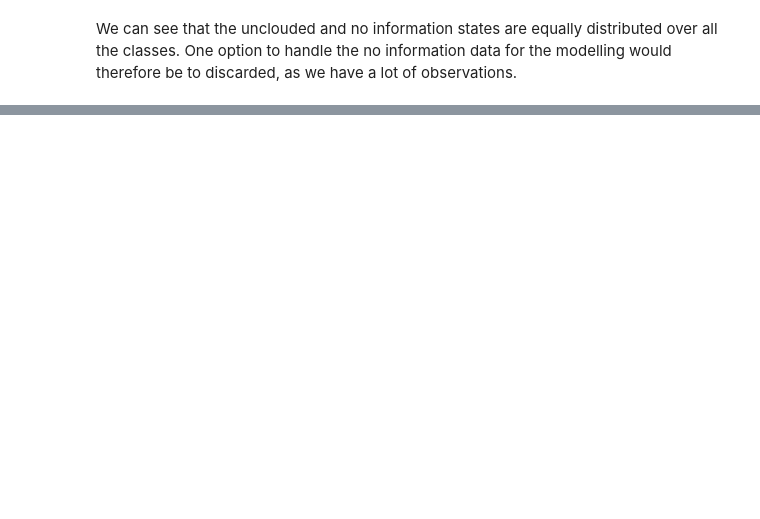
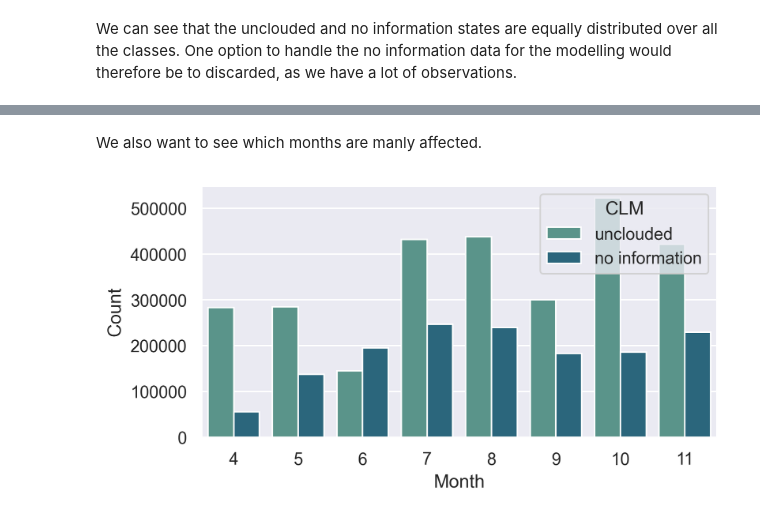
Before and after one commit to Fbehr-data/Radiant-Earth-Spot-Crop, a Jupyter notebook: notebooks/EDA_CLM.ipynb, the cells around one changed output, grey strips where cells are left out. Drawn from its saved outputs; the diff is of its cells as text; code cells hidden in the pictures; blank space fills up the shorter version.

```diff
--- a/notebooks/EDA_clould_mask.ipynb
+++ b/notebooks/EDA_CLM.ipynb
@@ -148,0 +174,10 @@ plt.legend(title='CLM', loc='upper right');
+# %% [markdown]
+We also want to see which months are manly affected.
+# %%
+# get data frame for the CLM of the month
+cloudmask_months = get_cloudmask_frame(df, 'month')
+# plot the cloud mask info for each label
+sns.barplot(x='Month', y='Count', hue='CLM', palette='crest', data=cloudmask_months)
+plt.legend(title='CLM', loc='upper right');
+# %% [output]
+[figure, added]
```
Also changed, not shown: parts of 9 cells of this notebook.
